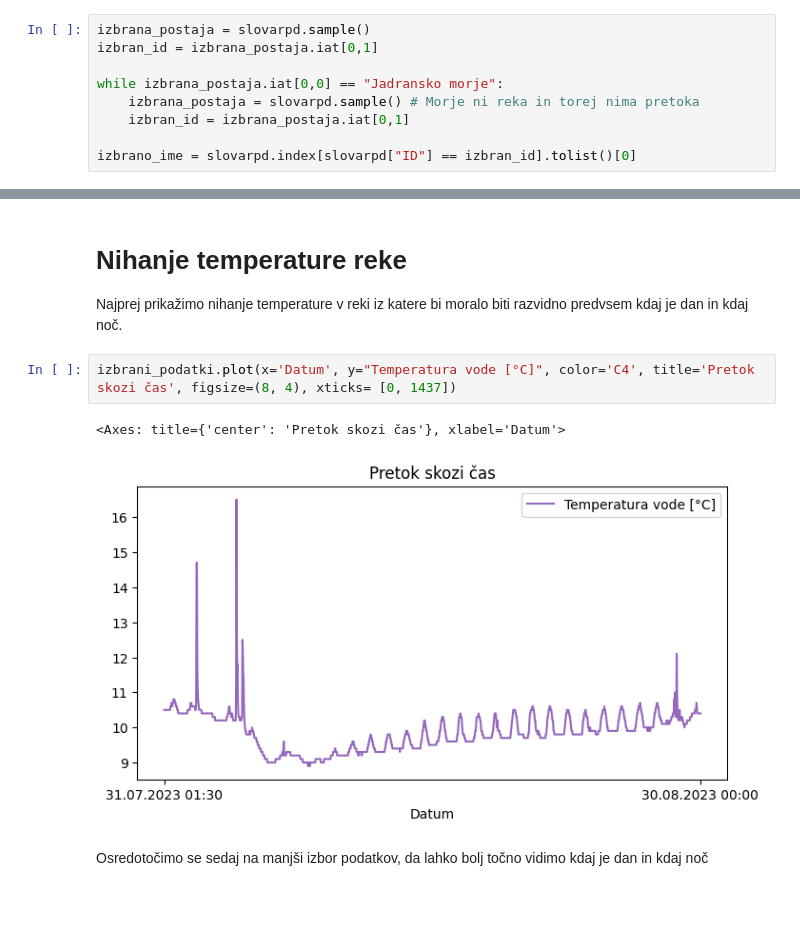
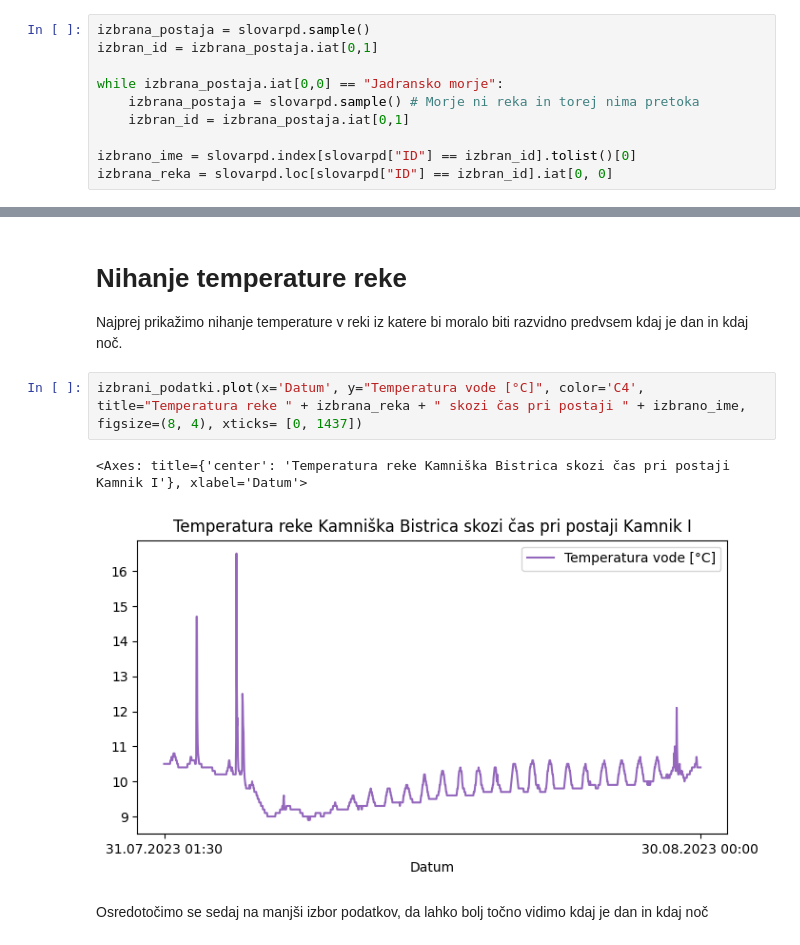
Before and after one commit to ld7426/projektna, a Jupyter notebook: Analiza.ipynb, the cells around one changed output, grey strips where cells are left out. Saved outputs shown, nothing was run; the diff lists cells and outputs as text; blank space fills up the shorter version.

```diff
--- a/Analiza.ipynb
+++ b/Analiza.ipynb
@@ -73,3 +67,4 @@ while izbrana_postaja.iat[0,0] == "Jadransko morje":
     izbran_id = izbrana_postaja.iat[0,1]
 
 izbrano_ime = slovarpd.index[slovarpd["ID"] == izbran_id].tolist()[0]
+izbrana_reka = slovarpd.loc[slovarpd["ID"] == izbran_id].iat[0, 0]
@@ -104,10 +95,10 @@ izbrani_podatki
 # Nihanje temperature reke
 Najprej prikažimo nihanje temperature v reki iz katere bi moralo biti razvidno predvsem kdaj je dan in kdaj noč.
 # %%
-izbrani_podatki.plot(x='Datum', y="Temperatura vode [°C]", color='C4', title='Pretok skozi čas', figsize=(8, 4), xticks= [0, 1437])
+izbrani_podatki.plot(x='Datum', y="Temperatura vode [°C]", color='C4', title="Temperatura reke " + izbrana_reka + " skozi čas pri postaji " + izbrano_ime, figsize=(8, 4), xticks= [0, 1437])
 # %% [output]
-<Axes: title={'center': 'Pretok skozi čas'}, xlabel='Datum'>
+<Axes: title={'center': 'Temperatura reke Kamniška Bistrica skozi čas pri postaji Kamnik I'}, xlabel='Datum'>
-[figure, old version]
+[figure, new version]
 # %% [markdown]
 Osredotočimo se sedaj na manjši izbor podatkov, da lahko bolj točno vidimo kdaj je dan in kdaj noč
 # %%
```
Also changed, not shown: parts of 16 cells of this notebook.
